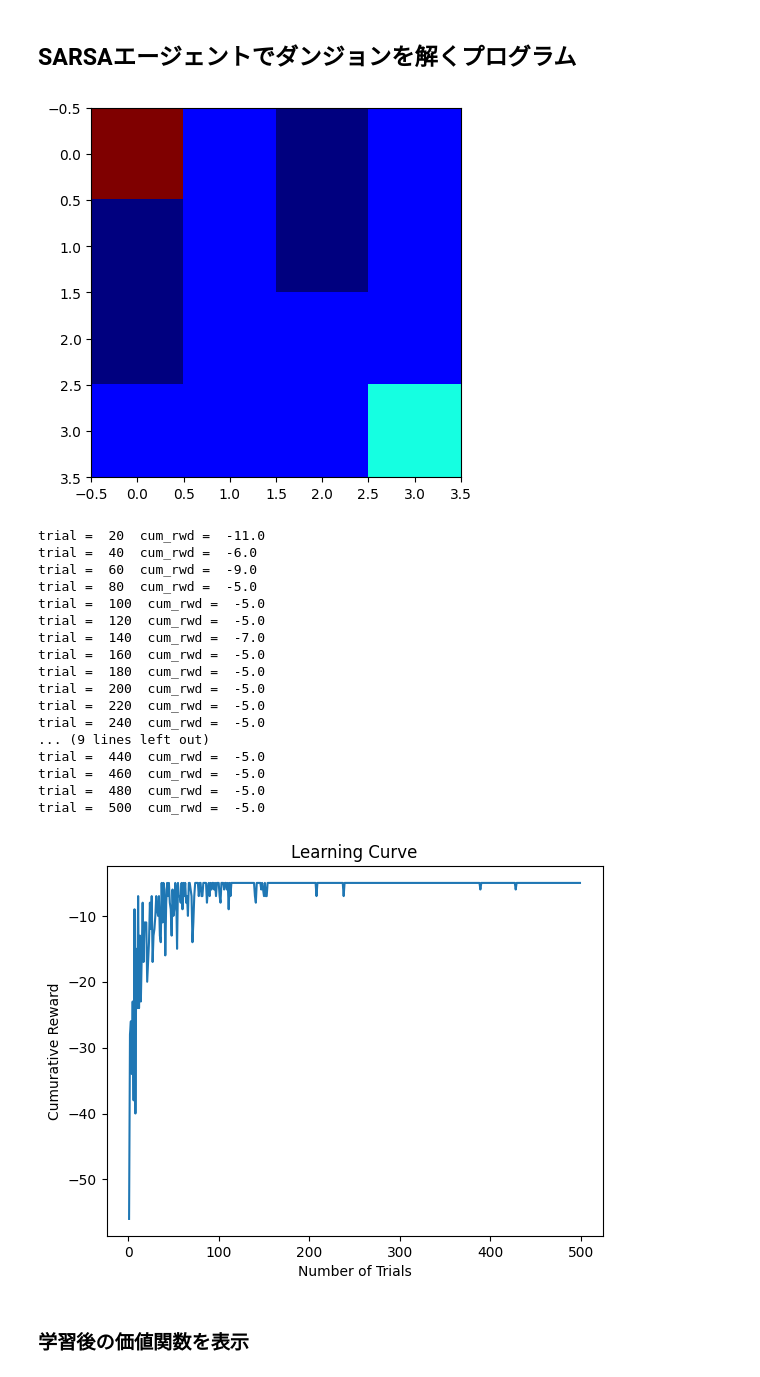
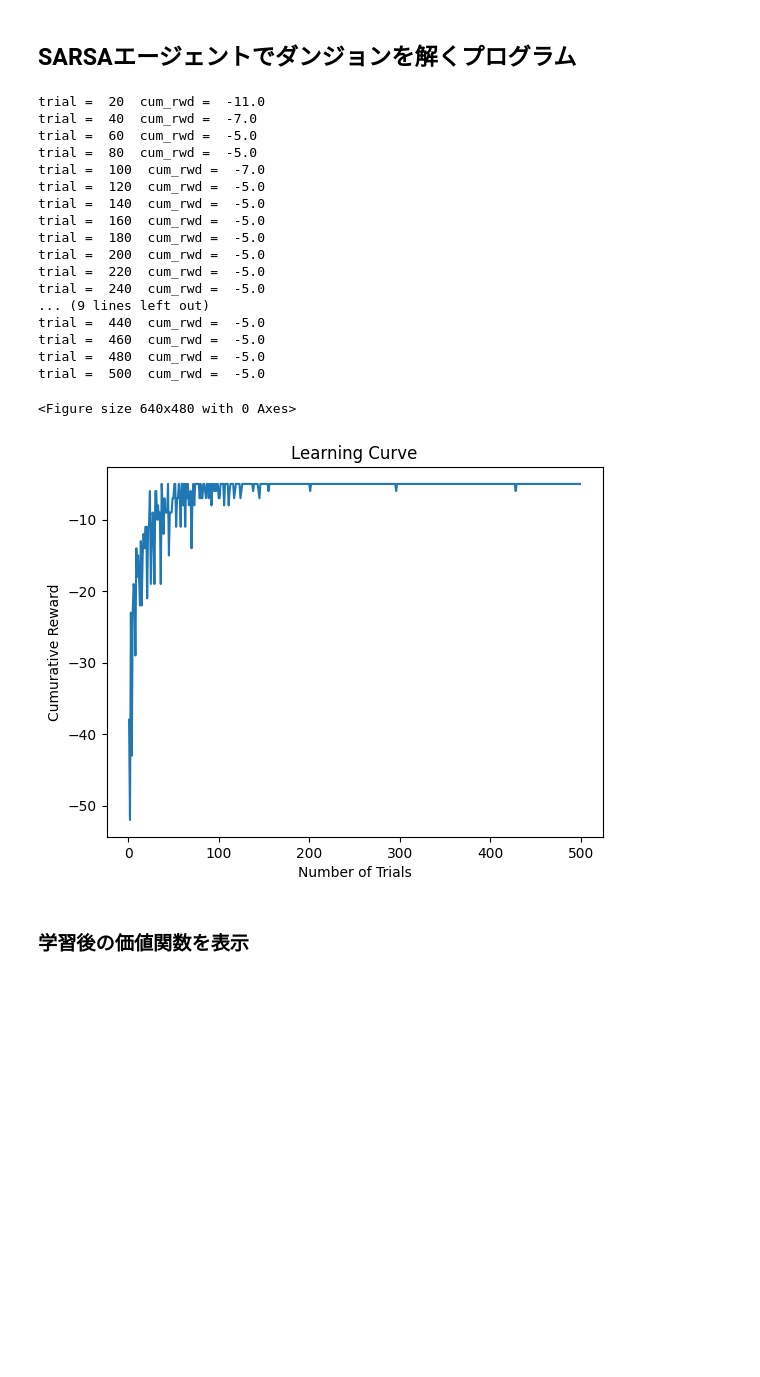
Before and after one commit to juniti-y/RLseminar, a Jupyter notebook: RLex02.ipynb, the cells around one changed output. Saved outputs shown, nothing was run; the diff lists cells and outputs as text; code cells hidden in the pictures; blank space fills up the shorter version.

```diff
--- a/RLex02.ipynb
+++ b/RLex02.ipynb
@@ -538,7 +544,7 @@ MaxSteps = 100
 fig1 = plt.figure(1)
 
 # 環境のオブジェクトを生成: (T迷路課題からの変更点)
-env1 = Dungeon('./map.txt')
+env1 = Dungeon('./RLseminar/map.txt')
 
 # 環境設定を取得する
 [num_state, num_action] = env1.get_env_config()
@@ -644,7 +650,7 @@ MaxSteps = 100
 fig1 = plt.figure(1)
 
 # 環境のオブジェクトを生成: (T迷路課題からの変更点)
-env1 = Dungeon('./simple_map.txt')
+env1 = Dungeon('./RLseminar/simple_map.txt')
 
 # 環境設定を取得する
 [num_state, num_action] = env1.get_env_config()
@@ -666,53 +672,53 @@ for trial in range(MaxTrials):
     [rwd, state] = env1.init_state()
     # ゴール状態に到達するまで以下をくり返す
     for step in range(MaxSteps):
         # 現在の状態を表示
-        env1.draw_map_info(fig1)
+        # env1.draw_map_info(fig1)
         # ゴール状態に到達できたら、価値関数の更新のみ行う
         if env1.reach_goal():
             agent1.update_value(rwd, state, action)
             break
         # エージェントに現在の状態を伝えて、行動を選択させる
         action = agent1.select_action(state)
         # エージェントの価値関数を更新
         agent1.update_value(rwd, state, action)
         # 選択した行動を環境に出力し、次の状態に遷移させる
         [rwd, state] = env1.move_state(action)
         # 得られた報酬を累積する
         cum_rwd[trial] = cum_rwd[trial] + rwd
     # トライアル後の後処理
     # 20トライアルごとに表示そのエピソードで獲得できた累積報酬を標準出力
     if ((trial+1) % 20) == 0:
         print('trial = ', trial+1, ' cum_rwd = ', cum_rwd[trial])
 
 # 学習曲線の表示
 fig2 = plt.figure(2)
 ax1 = fig2.add_subplot(1,1,1)
 ax1.plot(range(1,trial+1), cum_rwd[0:trial], label = 'raw')
 plt.xlabel('Number of Trials')
 plt.ylabel('Cumurative Reward')
 plt.title('Learning Curve')
 plt.show()
 # %% [output]
+trial =  20  cum_rwd =  -11.0
+trial =  40  cum_rwd =  -7.0
+trial =  60  cum_rwd =  -5.0
+trial =  80  cum_rwd =  -5.0
+trial =  100  cum_rwd =  -7.0
+trial =  120  cum_rwd =  -5.0
+trial =  140  cum_rwd =  -5.0
+trial =  160  cum_rwd =  -5.0
+trial =  180  cum_rwd =  -5.0
+trial =  200  cum_rwd =  -5.0
+trial =  220  cum_rwd =  -5.0
+trial =  240  cum_rwd =  -5.0
+... (9 lines left out)
+trial =  440  cum_rwd =  -5.0
+trial =  460  cum_rwd =  -5.0
+trial =  480  cum_rwd =  -5.0
+trial =  500  cum_rwd =  -5.0
+<Figure size 640x480 with 0 Axes>
-[figure, old version]
+[figure, new version]
-trial =  20  cum_rwd =  -11.0
-trial =  40  cum_rwd =  -6.0
-trial =  60  cum_rwd =  -9.0
-trial =  80  cum_rwd =  -5.0
-trial =  100  cum_rwd =  -5.0
-trial =  120  cum_rwd =  -5.0
-trial =  140  cum_rwd =  -7.0
-trial =  160  cum_rwd =  -5.0
-trial =  180  cum_rwd =  -5.0
-trial =  200  cum_rwd =  -5.0
-trial =  220  cum_rwd =  -5.0
-trial =  240  cum_rwd =  -5.0
-... (9 lines left out)
-trial =  440  cum_rwd =  -5.0
-trial =  460  cum_rwd =  -5.0
-trial =  480  cum_rwd =  -5.0
-trial =  500  cum_rwd =  -5.0
-[figure, removed]
 # %% [markdown]
 ### 学習後の価値関数を表示
 # %%
```
Also changed, not shown: parts of 11 cells of this notebook.
